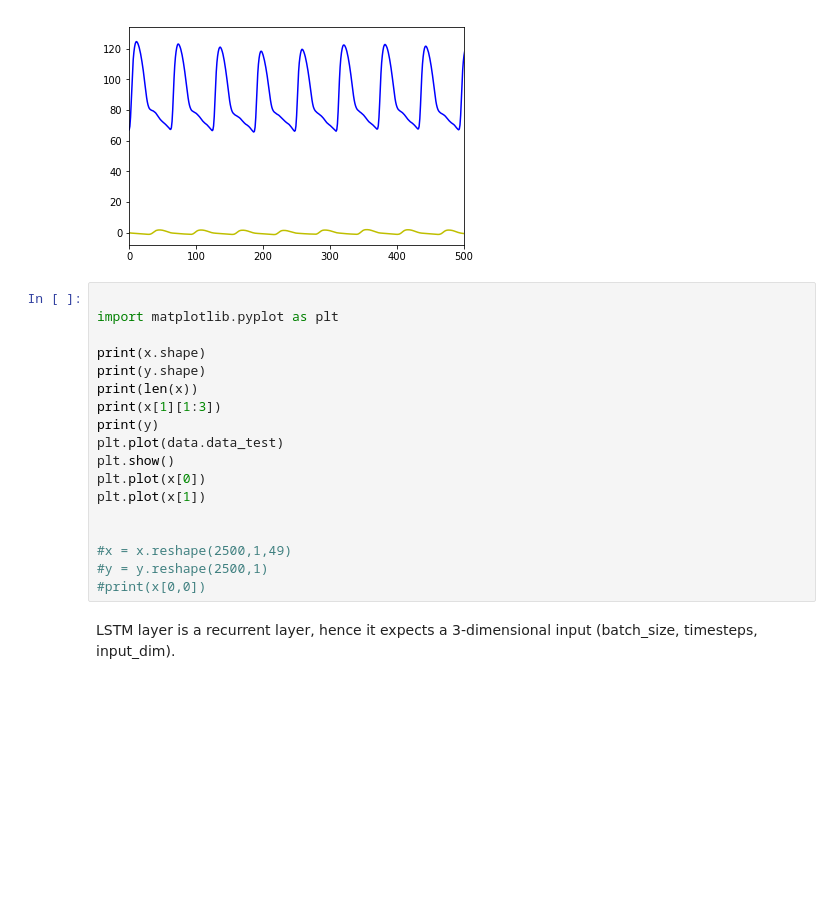
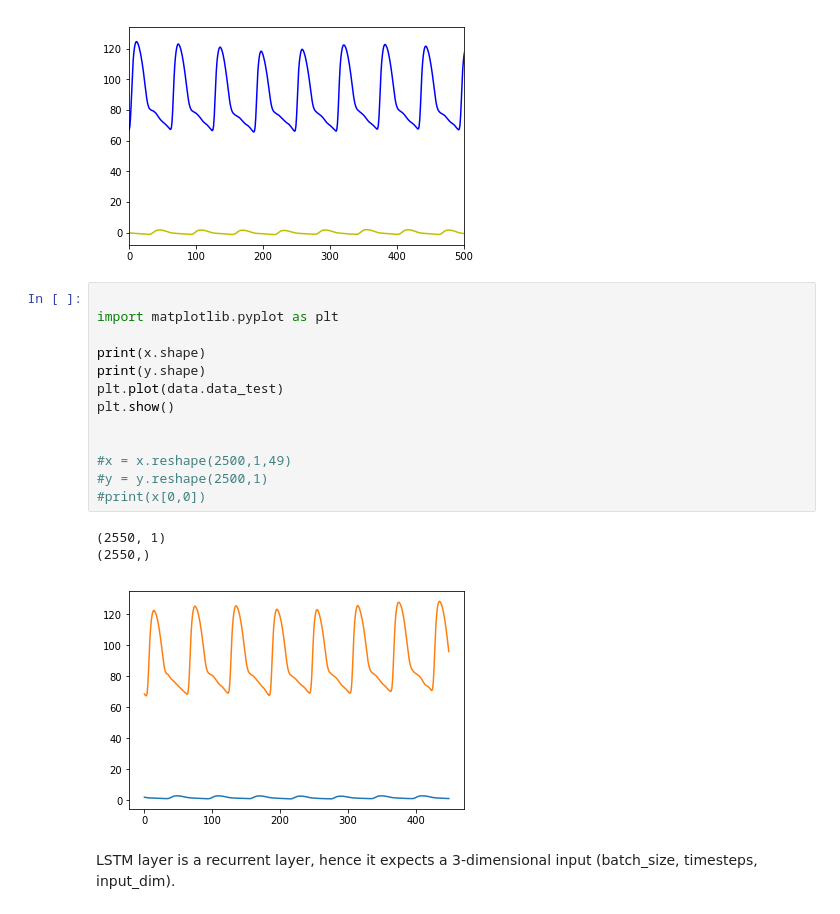
Before and after one commit to hossein20s/Average_Blood_Pressure_estimation, a Jupyter notebook: PPG2BloodPressure.ipynb, the cells around one changed output. Drawn from its saved outputs; the diff is of its cells as text; blank space fills up the shorter version.

```diff
--- a/PPG2BloodPressure.ipynb
+++ b/PPG2BloodPressure.ipynb
@@ -132,21 +133,20 @@ _plot0(x,y)
 # %%
 
 import matplotlib.pyplot as plt
 
 print(x.shape)
 print(y.shape)
-print(len(x))
-print(x[1][1:3])
-print(y)
 plt.plot(data.data_test)
 plt.show()
-plt.plot(x[0])
-plt.plot(x[1])
 
 
 #x = x.reshape(2500,1,49)
 #y = y.reshape(2500,1)
 #print(x[0,0])
+# %% [output]
+(2550, 1)
+(2550,)
+[figure, added]
 # %% [markdown]
 LSTM layer is a recurrent layer, hence it expects a 3-dimensional input (batch_size, timesteps, input_dim).
 # %%
```
Also changed, not shown: parts of 9 cells of this notebook.
